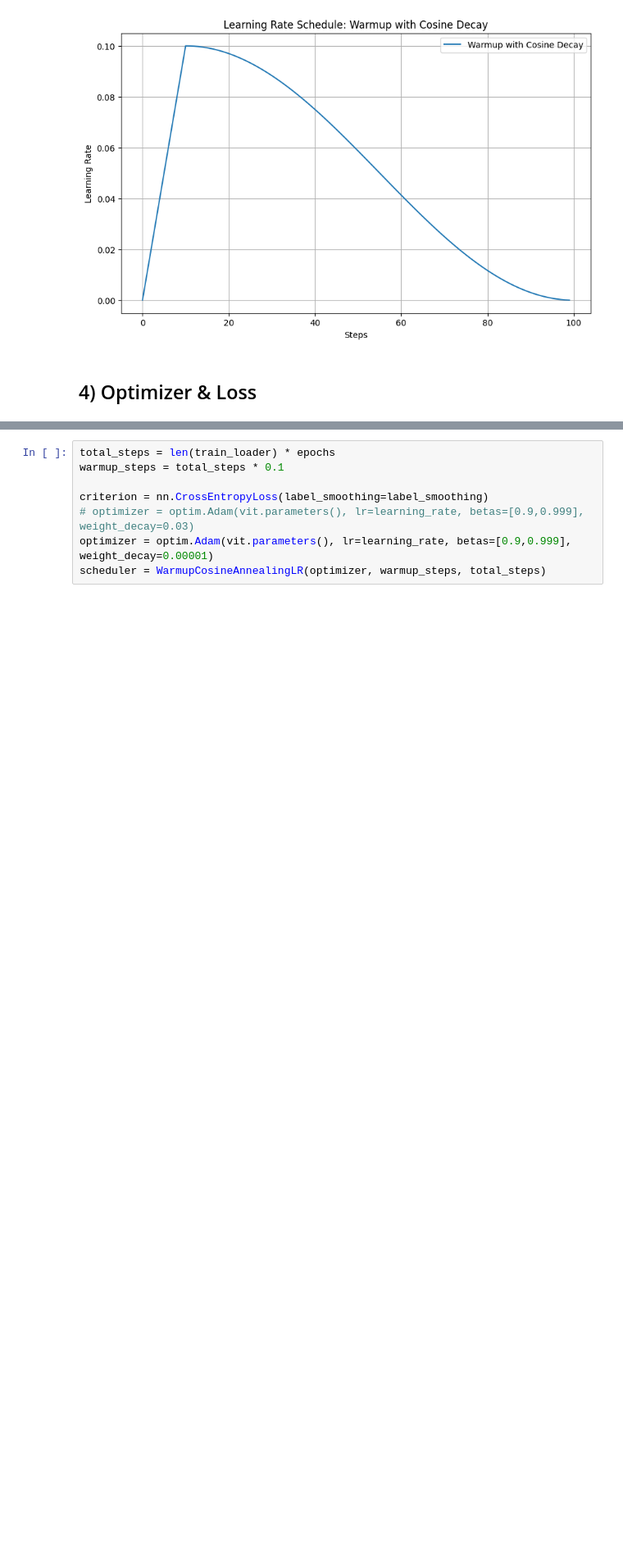
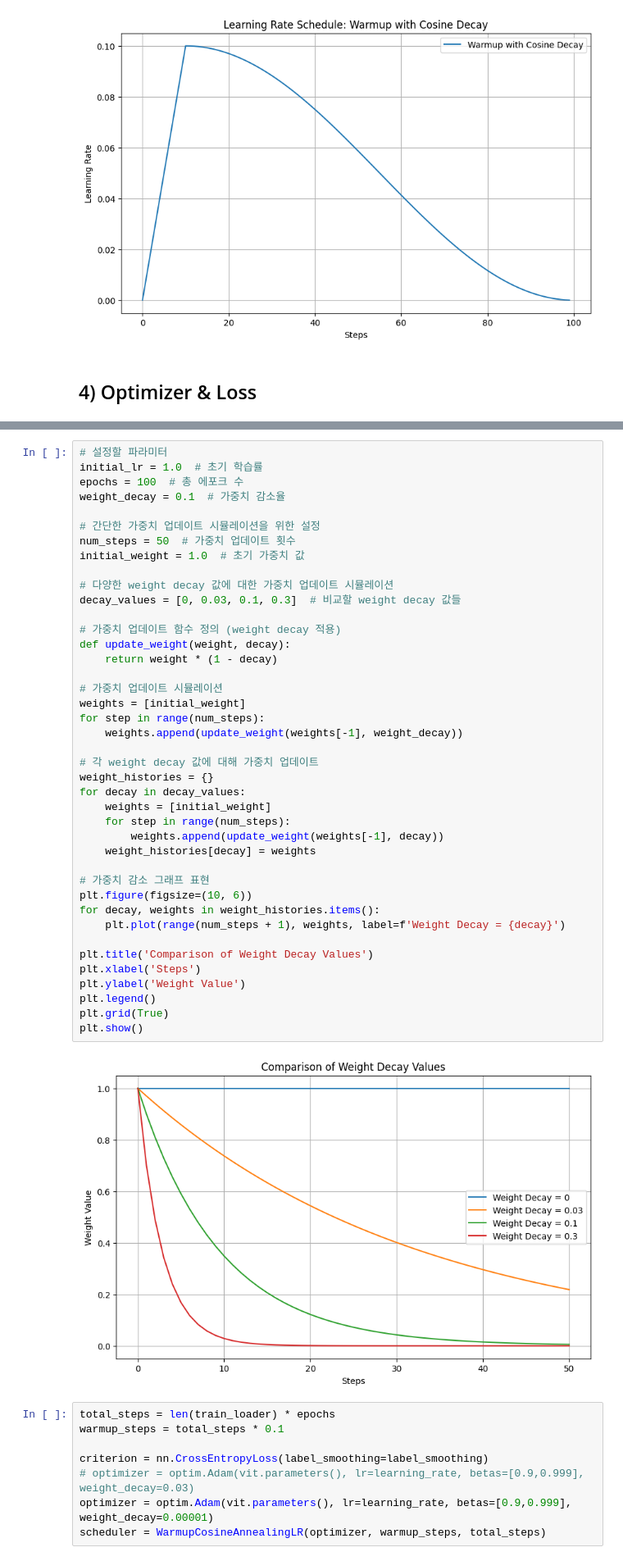
Before and after one commit to leadbreak/study, a Jupyter notebook: algorithm/03.ViT/vit_modeling_main.ipynb, the cells around one changed output, grey strips where cells are left out. Shown at 82% size. Saved outputs shown, nothing was run; the diff lists cells and outputs as text; blank space fills up the shorter version.

```diff
--- a/algorithm/03.ViT/vit_modeling_main.ipynb
+++ b/algorithm/03.ViT/vit_modeling_main.ipynb
@@ -458,3 +460,46 @@ plt.show()
+# %%
+# 설정할 파라미터
+initial_lr = 1.0  # 초기 학습률
+epochs = 100  # 총 에포크 수
+weight_decay = 0.1  # 가중치 감소율
+
+# 간단한 가중치 업데이트 시뮬레이션을 위한 설정
+num_steps = 50  # 가중치 업데이트 횟수
+initial_weight = 1.0  # 초기 가중치 값
+
+# 다양한 weight decay 값에 대한 가중치 업데이트 시뮬레이션
+decay_values = [0, 0.03, 0.1, 0.3]  # 비교할 weight decay 값들
+
+# 가중치 업데이트 함수 정의 (weight decay 적용)
+def update_weight(weight, decay):
+    return weight * (1 - decay)
+
+# 가중치 업데이트 시뮬레이션
+weights = [initial_weight]
+for step in range(num_steps):
+    weights.append(update_weight(weights[-1], weight_decay))
+
+# 각 weight decay 값에 대해 가중치 업데이트
+weight_histories = {}
+for decay in decay_values:
+    weights = [initial_weight]
+    for step in range(num_steps):
+        weights.append(update_weight(weights[-1], decay))
+    weight_histories[decay] = weights
+
+# 가중치 감소 그래프 표현
+plt.figure(figsize=(10, 6))
+for decay, weights in weight_histories.items():
+    plt.plot(range(num_steps + 1), weights, label=f'Weight Decay = {decay}')
+
+plt.title('Comparison of Weight Decay Values')
+plt.xlabel('Steps')
+plt.ylabel('Weight Value')
+plt.legend()
+plt.grid(True)
+plt.show()
+# %% [output]
+[figure, added]
 # %%
 total_steps = len(train_loader) * epochs
 warmup_steps = total_steps * 0.1
```
Also changed, not shown: parts of 1 cell of this notebook, 1 other file.
